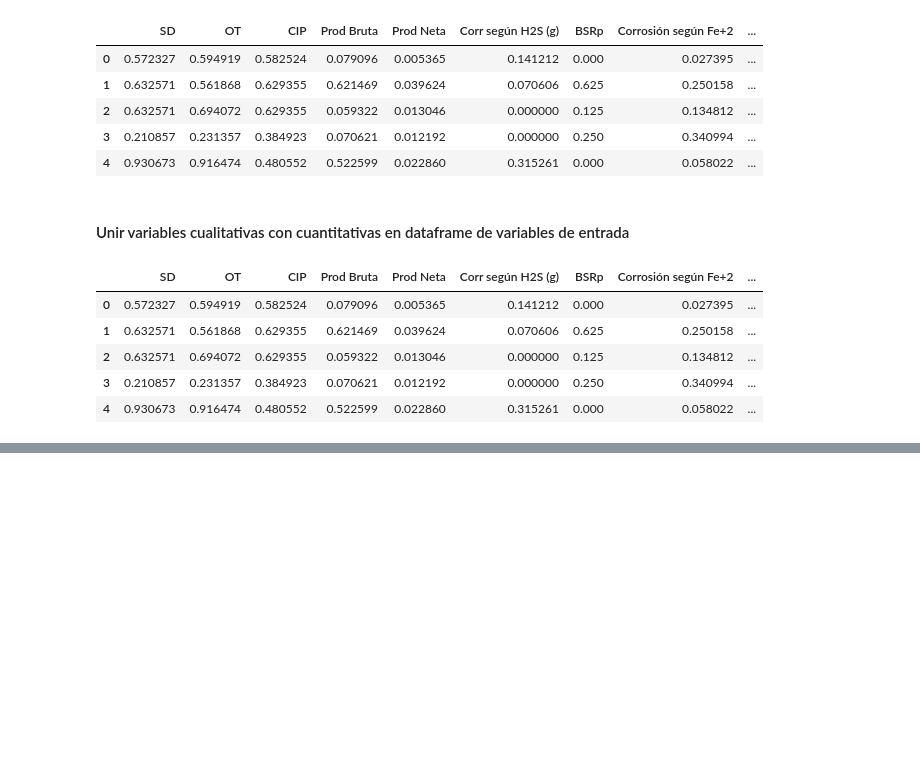
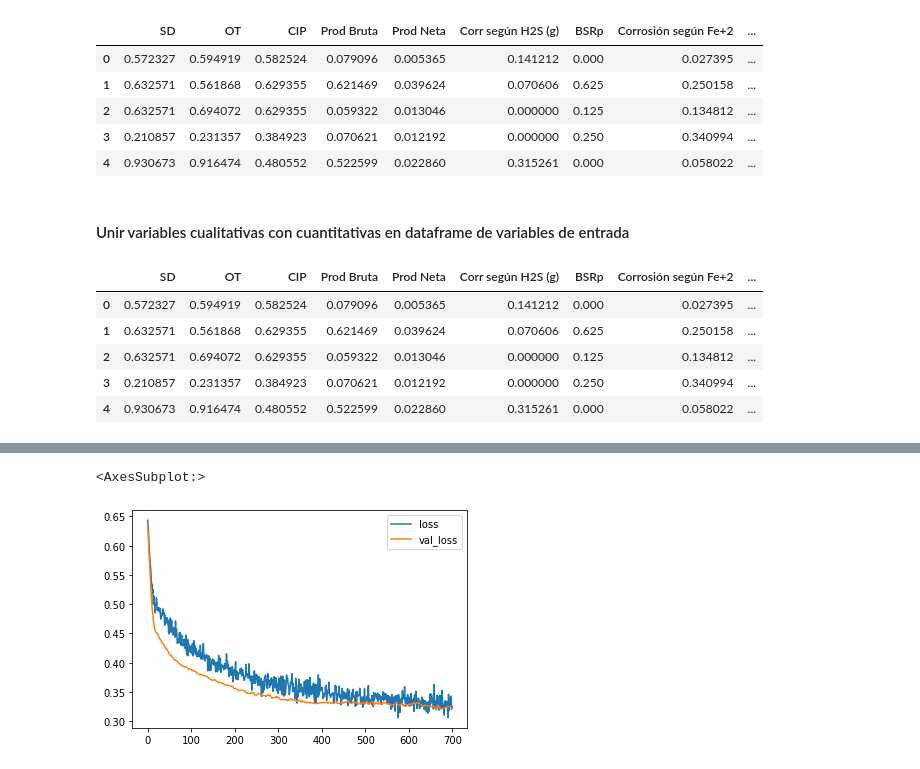
Before and after one commit to GFernandez94/ML-Tratamiento-Quimico-Pozos-Integridad-Corrosion, a Jupyter notebook: Predicción de TQ I&C pozos.ipynb, the cells around one changed output, grey strips where cells are left out. Drawn from its saved outputs; the diff is of its cells as text; code cells hidden in the pictures; blank space fills up the shorter version.

```diff
--- a/Predicción de TQ I&C pozos.ipynb
+++ b/Predicción de TQ I&C pozos.ipynb
@@ -211,2 +226,8 @@ for i in range(len(var_output['DS'])):
 # %%
 from sklearn.model_selection import train_test_split
+# %%
+var_input=np.asarray(var_input).astype('float32')
+X=var_input
+y=var_output
+# %%
+X_train, X_test, y_train, y_test = train_test_split(X,y,test_size=0.2, random_state=42)
@@ -212,0 +248,13 @@ from sklearn.model_selection import train_test_split
+# %%
+model=keras.Sequential()
+
+model.add(Dense(11,activation='relu'))
+model.add(Dropout(0.2))
+model.add(Dense(12,activation='relu'))
+model.add(Dropout(0.2))
+model.add(Dense(12,activation='relu'))
+model.add(Dropout(0.2))
+model.add(Dense(12,activation='relu'))
+model.add(Dropout(0.2))
+model.add(Dense(6,activation='sigmoid'))
+model.compile(loss='binary_crossentropy',optimizer='adam')
@@ -212,0 +265,2 @@ from sklearn.model_selection import train_test_split
+# %%
+model.fit(X_train,y_train,epochs=700,validation_data=(X_test,y_test))
@@ -212,0 +286,6 @@ from sklearn.model_selection import train_test_split
+# %%
+loss=pd.DataFrame(model.history.history)
+loss.plot()
+# %% [output]
+<AxesSubplot:>
+[figure, added]
```
Also changed, not shown: parts of 21 cells of this notebook, 2 other files.
